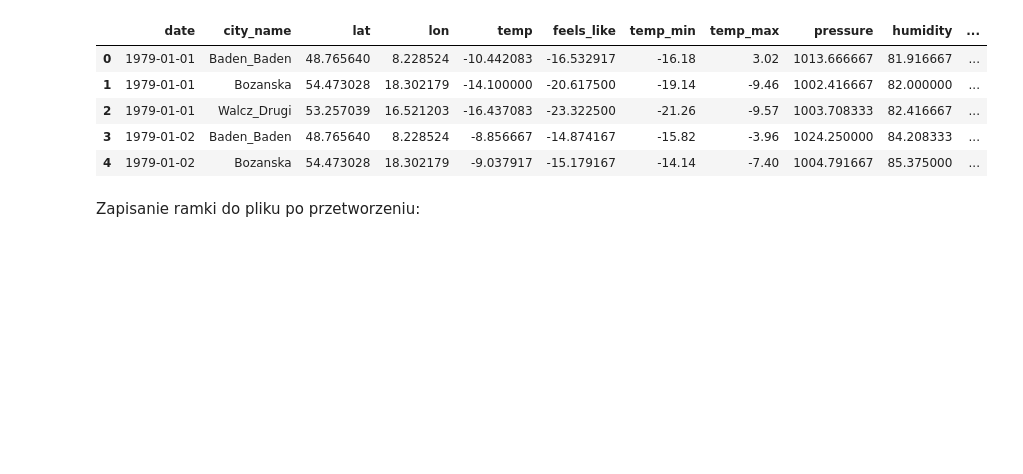
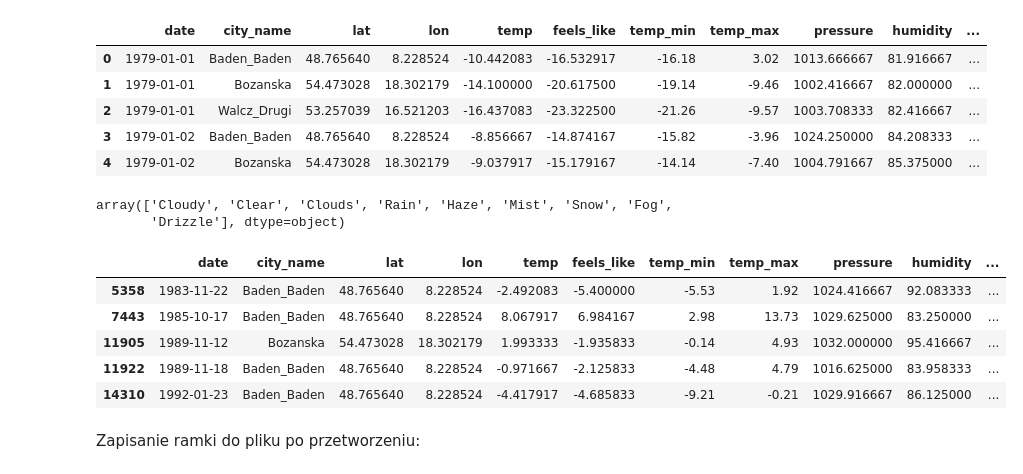
Before and after one commit to BartoszRP/MERITO_ML_Projekt_Fotowoltaika_2024, a Jupyter notebook: 1. Notebooks/01_pobieranie_i_przetwarzanie_danych.ipynb, the cells around one changed output. Saved outputs shown, nothing was run; the diff lists cells and outputs as text; code cells hidden in the pictures; blank space fills up the shorter version.

```diff
--- a/1. Notebooks/01_pobieranie_i_przetwarzanie_danych.ipynb
+++ b/1. Notebooks/01_pobieranie_i_przetwarzanie_danych.ipynb
@@ -278,2 +288,33 @@ df_weather.head()
+# %%
+### NOWE PRZEKSZTALCENIE
+
+# Przekształcenie kolumny 'dt_iso' na typ daty, zignorowanie czasu
+df_weather['date'] = pd.to_datetime(df_weather['dt_iso']).dt.date
+
+# Grupowanie danych po mieście i dacie
+daily_weather = df_weather.groupby(['date','city_name']).agg({
+    'lat': 'first',
+    'lon': 'first',
+    'temp': 'mean',
+    'feels_like': 'mean',
+    'temp_min': 'min',
+    'temp_max': 'max',
+    'pressure': 'mean',
+    'humidity': 'mean',
+    'wind_speed': 'mean',
+    'clouds_all': 'max',
+    'weather_main': lambda x: x.mode()[0] if not x.mode().empty else 'Unknown'
+}).reset_index()
+
+# Dostosowanie kolumny 'weather_main' na podstawie 'clouds_all'
+def adjust_weather(row):
+    if row['clouds_all'] >= 80:
+        return 'Cloudy'
+    elif row['clouds_all'] <= 20:
+        return 'Clear'
+    else:
+        return row['weather_main']
+
+daily_weather['weather_main'] = daily_weather.apply(adjust_weather, axis=1)
 # %%
 # Przekształcenie kolumny 'dt_iso' na typ daty, zignorowanie czasu
@@ -302,6 +343,20 @@ daily_weather.head()
 | 2 | 1979-01-01 | Walcz_Drugi | 53.257039 | 16.521203 | -16.437083 | -23.322500 | -21.26 | -9.57 | 1003.708333 | 82.416667 | ... |
 | 3 | 1979-01-02 | Baden_Baden | 48.765640 | 8.228524 | -8.856667 | -14.874167 | -15.82 | -3.96 | 1024.250000 | 84.208333 | ... |
 | 4 | 1979-01-02 | Bozanska | 54.473028 | 18.302179 | -9.037917 | -15.179167 | -14.14 | -7.40 | 1004.791667 | 85.375000 | ... |
+# %%
+daily_weather["weather_main"].unique()
+# %% [output]
+array(['Cloudy', 'Clear', 'Clouds', 'Rain', 'Haze', 'Mist', 'Snow', 'Fog',
+       'Drizzle'], dtype=object)
+# %%
+daily_weather[daily_weather["weather_main"]=="Mist"].head()
+# %% [output]
+|  | date | city_name | lat | lon | temp | feels_like | temp_min | temp_max | pressure | humidity | ... |
+| 5358 | 1983-11-22 | Baden_Baden | 48.765640 | 8.228524 | -2.492083 | -5.400000 | -5.53 | 1.92 | 1024.416667 | 92.083333 | ... |
+| 7443 | 1985-10-17 | Baden_Baden | 48.765640 | 8.228524 | 8.067917 | 6.984167 | 2.98 | 13.73 | 1029.625000 | 83.250000 | ... |
+| 11905 | 1989-11-12 | Bozanska | 54.473028 | 18.302179 | 1.993333 | -1.935833 | -0.14 | 4.93 | 1032.000000 | 95.416667 | ... |
+| 11922 | 1989-11-18 | Baden_Baden | 48.765640 | 8.228524 | -0.971667 | -2.125833 | -4.48 | 4.79 | 1016.625000 | 83.958333 | ... |
+| 14310 | 1992-01-23 | Baden_Baden | 48.765640 | 8.228524 | -4.417917 | -4.685833 | -9.21 | -0.21 | 1029.916667 | 86.125000 | ... |
 # %% [markdown]
 Zapisanie ramki do pliku po przetworzeniu:
 # %%
```
Also changed, not shown: parts of 3 cells of this notebook, 4 other files.
